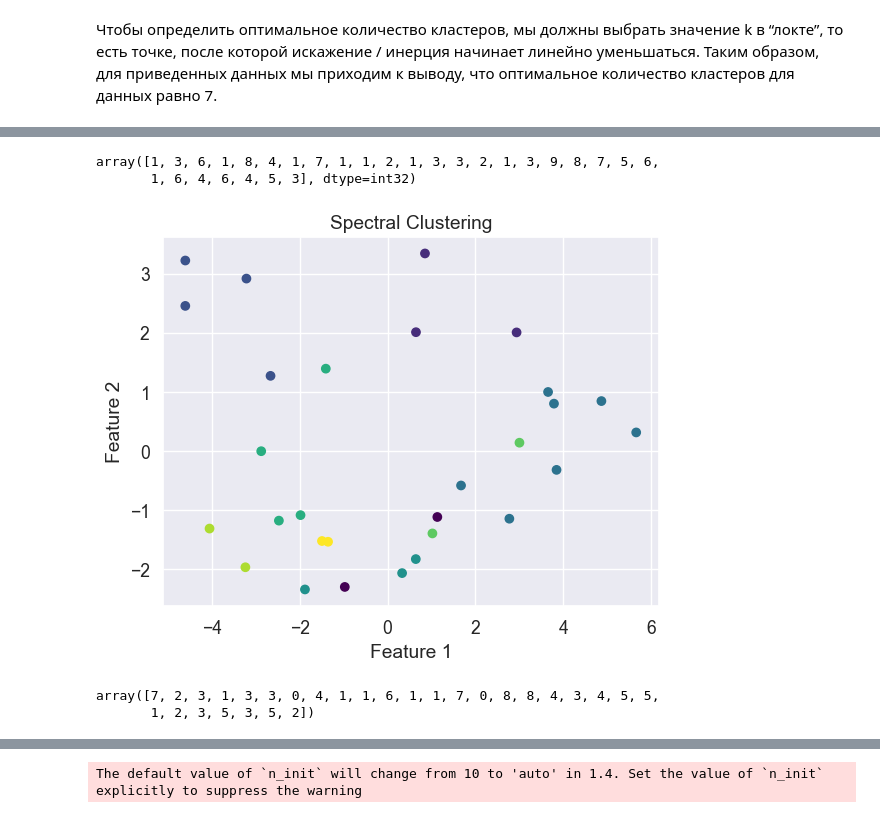
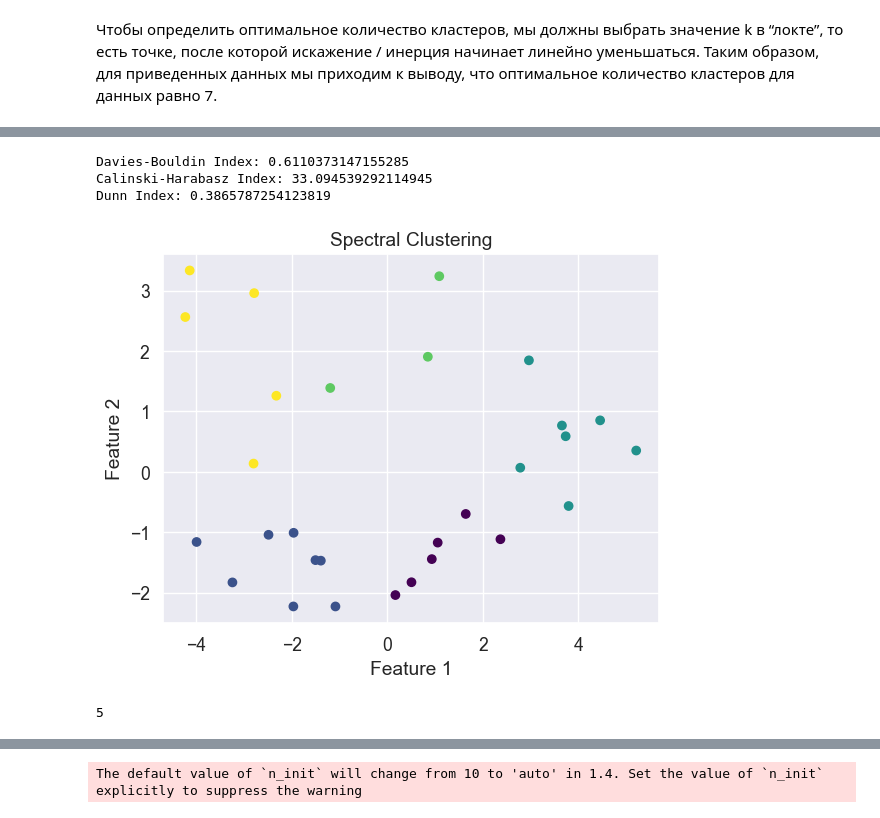
Before and after one commit to caapricorn/diplom, a Jupyter notebook: dev/analyse_data.ipynb, the cells around one changed output, grey strips where cells are left out. Drawn from its saved outputs; the diff is of its cells as text; code cells hidden in the pictures.

```diff
--- a/dev/analyse_data.ipynb
+++ b/dev/analyse_data.ipynb
@@ -119,7 +119,7 @@ plt.show()
 # %%
 from sklearn.preprocessing import PowerTransformer
 
-pt = PowerTransformer(method='yeo-johnson')
+pt = PowerTransformer()
 pt.fit(X_normalized)
 X_transformed = pt.transform(X_normalized)
 X_transformed = pd.DataFrame(X_transformed)
@@ -257,7 +290,7 @@ from sklearn.metrics import silhouette_score
 
 linked = linkage(x, method='ward')
 
-range_n_clusters = range(4, 20)
+range_n_clusters = range(3, len(x))
 silhouette_scores = []
 
 for n_clusters in range_n_clusters:
@@ -267,7 +300,6 @@ for n_clusters in range_n_clusters:
 
 optimal_clusters = range_n_clusters[np.argmax(silhouette_scores)]
 
-# Визуализация silhouette scores
 plt.plot(range_n_clusters, silhouette_scores, 'bx-')
 plt.xlabel('Number of clusters')
 plt.ylabel('Silhouette Score')
@@ -281,28 +313,67 @@ print(f'Optimal number of clusters: {optimal_clusters}')
 Optimal number of clusters: 9
-# %%
-cluster_labels = fcluster(linked, 9, criterion='maxclust')
-cluster_labels
-# %% [output]
-array([1, 3, 6, 1, 8, 4, 1, 7, 1, 1, 2, 1, 3, 3, 2, 1, 3, 9, 8, 7, 5, 6,
-       1, 6, 4, 6, 4, 5, 3], dtype=int32)
+# %%
+linked = linkage(x, method='ward')
+cluster_labels = fcluster(linked, optimal_clusters, criterion='maxclust')
+# %%
+davies_bouldin = davies_bouldin_score(x, cluster_labels)
+calinski_harabasz = calinski_harabasz_score(x, cluster_labels)
+
+def dunn_index(X, labels):
+    unique_labels = np.unique(labels)
+    distances = cdist(X, X)
+    intra_dists = []
+    inter_dists = []
+
+    for label in unique_labels:
+        cluster_points = X[labels == label]
+        if len(cluster_points) > 1:
+            intra_dists.append(np.max(cdist(cluster_points, cluster_points)))
+
+    for i in range(len(unique_labels)):
+        for j in range(i + 1, len(unique_labels)):
+            inter_dists.append(np.min(cdist(X[labels == unique_labels[i]], X[labels == unique_labels[j]])))
+
+    if intra_dists and inter_dists:
+        return np.min(inter_dists) / np.max(intra_dists)
+    return 0
+
+dunn = dunn_index(x, cluster_labels)
+print(f'Davies-Bouldin Index: {davies_bouldin}')
+print(f'Calinski-Harabasz Index: {calinski_harabasz}')
+print(f'Dunn Index: {dunn}')
+# %% [output]
+Davies-Bouldin Index: 0.6110373147155285
+Calinski-Harabasz Index: 33.094539292114945
+Dunn Index: 0.3865787254123819
 # %%
 from sklearn.cluster import SpectralClustering
+
+range_n_clusters = range(3, len(x))
+silhouette_scores = []
+
+for n_clusters in range_n_clusters:
+    n_neighbors = min(n_clusters + 1, len(x) - 1)
+    spectral = SpectralClustering(n_clusters=n_clusters, affinity='nearest_neighbors', n_neighbors=n_neighbors, assign_labels='kmeans')
+    cluster_labels = spectral.fit_predict(x)
+    silhouette_avg = silhouette_score(x, cluster_labels)
+    silhouette_scores.append(silhouette_avg)
+
+optimal_clusters = range_n_clusters[np.argmax(silhouette_scores)]
 
 # Применение Spectral Clustering
 spectral = SpectralClustering(n_clusters=optimal_clusters, affinity='nearest_neighbors')
 labels = spectral.fit_predict(x)
 
 # Визуализация результатов
 plt.scatter(x[:, 0], x[:, 1], c=labels, cmap='viridis')
 plt.title('Spectral Clustering')
 plt.xlabel('Feature 1')
 plt.ylabel('Feature 2')
 # plt.savefig('spectral_clustering.png')
 plt.show()
 # %% [output]
-[figure, old version]
+[figure, new version]
-# %%
-labels
-# %% [output]
-array([7, 2, 3, 1, 3, 3, 0, 4, 1, 1, 6, 1, 1, 7, 0, 8, 8, 4, 3, 4, 5, 5,
-       1, 2, 3, 5, 3, 5, 2])
+# %%
+optimal_clusters
+# %% [output]
+5
```
Also changed, not shown: parts of 18 cells of this notebook, 1 other file.
